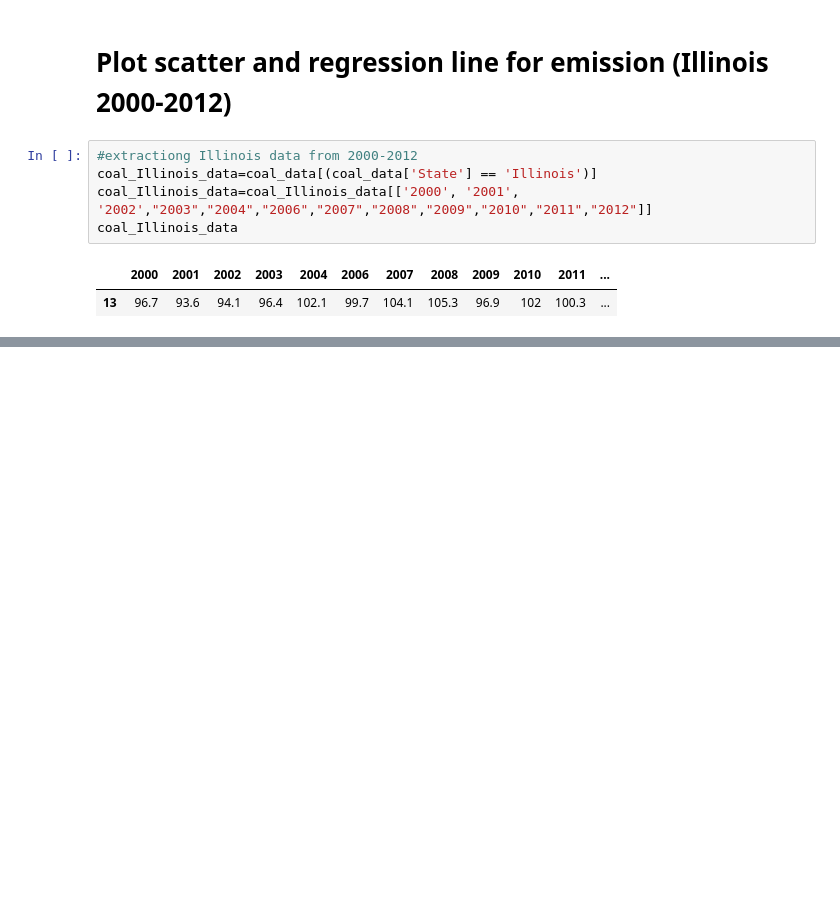
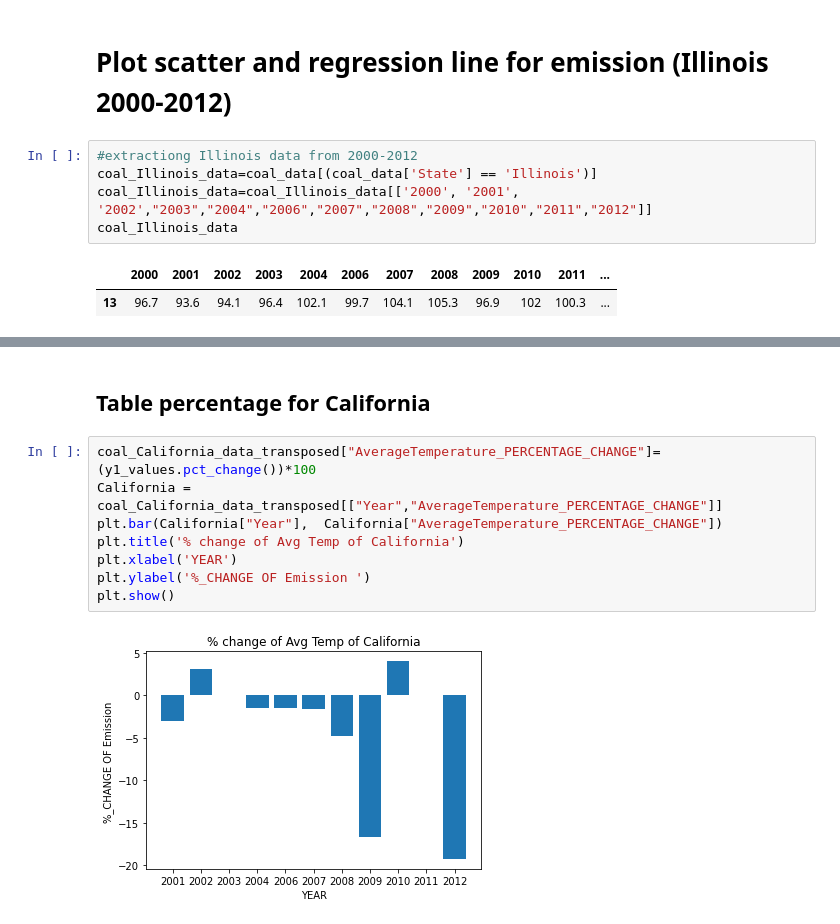
Before and after one commit to KennytheSun/Global_Warming_Repo, a Jupyter notebook: Script/Coal emission from 2000 - 2012 (with linear regression line) .ipynb, the cells around one changed output, grey strips where cells are left out. Cells and saved outputs as stored; diff of their text form; blank space fills up the shorter version.

```diff
--- a/Script/Coal emission from 2000 - 2012 (with linear regression line) .ipynb
+++ b/Script/Coal emission from 2000 - 2012 (with linear regression line) .ipynb
@@ -213,0 +238,12 @@ NameError: name 'coal_Illinois_data' is not defined
+# %% [markdown]
+## Table percentage for California
+# %%
+coal_California_data_transposed["AverageTemperature_PERCENTAGE_CHANGE"]=(y1_values.pct_change())*100
+California = coal_California_data_transposed[["Year","AverageTemperature_PERCENTAGE_CHANGE"]]
+plt.bar(California["Year"],  California["AverageTemperature_PERCENTAGE_CHANGE"])
+plt.title('% change of Avg Temp of California')
+plt.xlabel('YEAR')
+plt.ylabel('%_CHANGE OF Emission ')
+plt.show()
+# %% [output]
+[figure, added]
```
Also changed, not shown: parts of 5 cells of this notebook, 2 other files.
